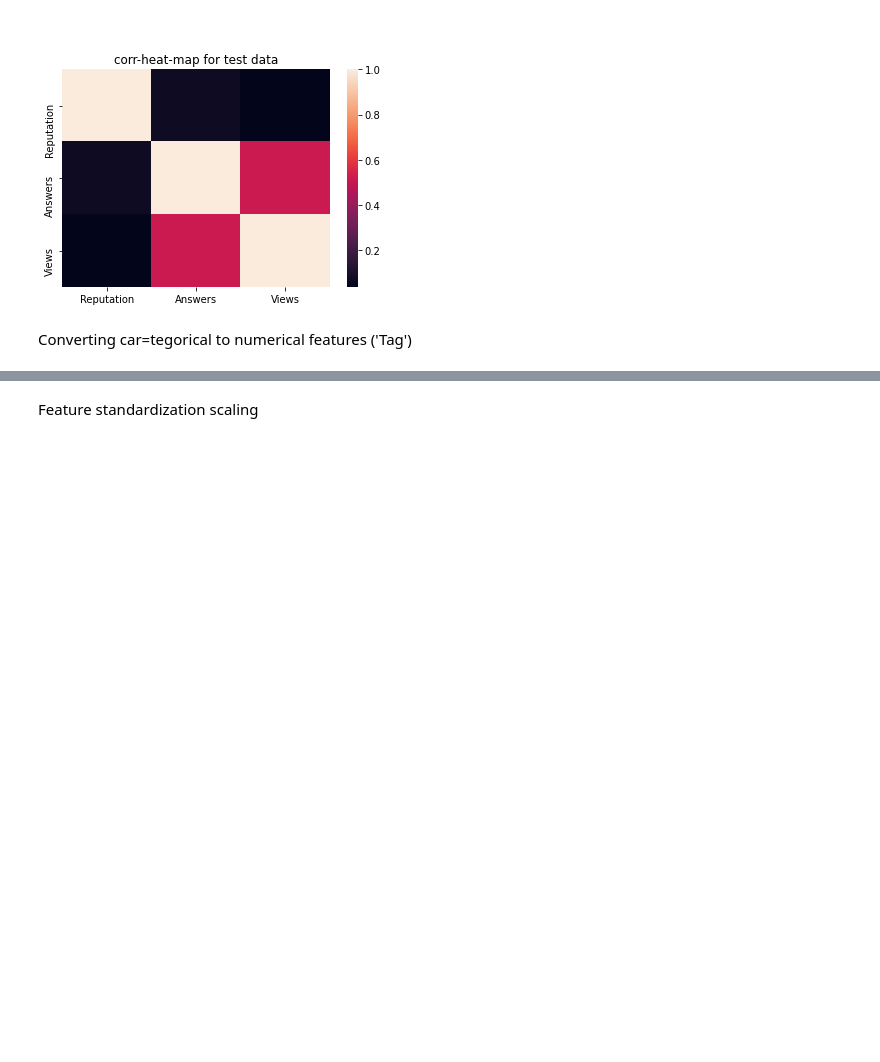
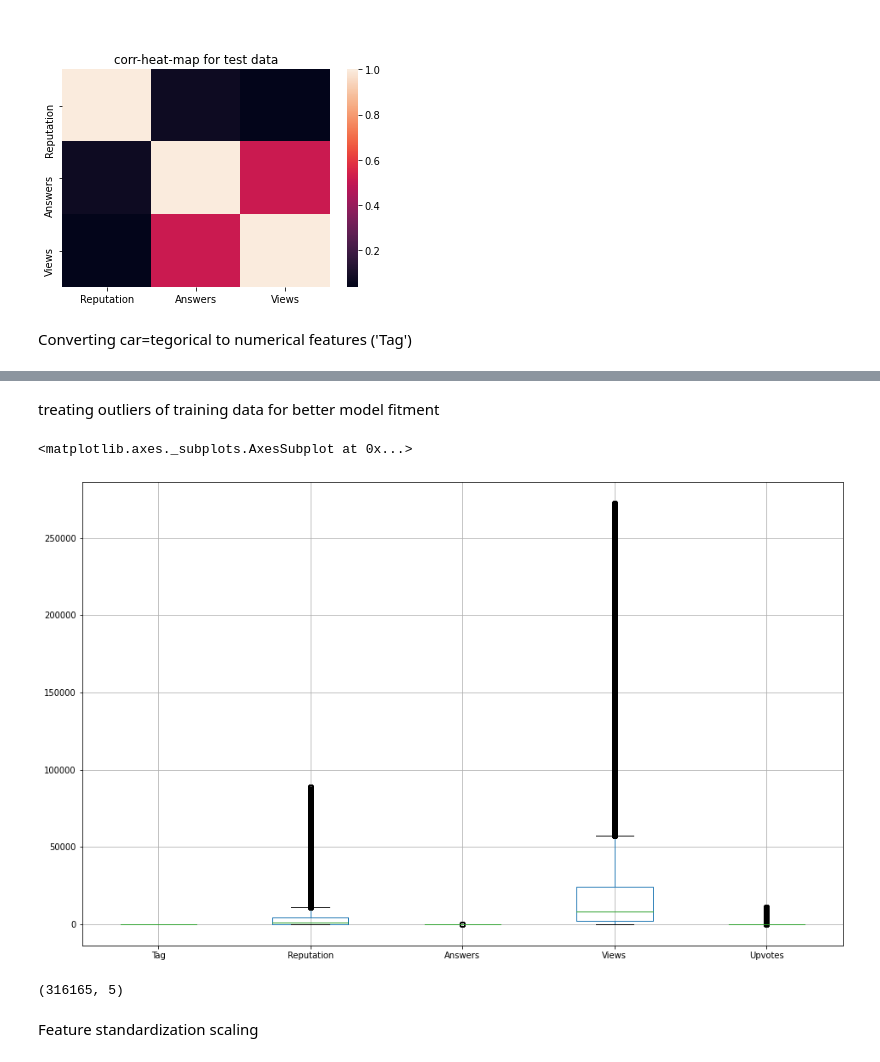
Before and after one commit to ram-swaroop/Upvotes-prediction, a Jupyter notebook: Upvote_prediction.ipynb, the cells around one changed output, grey strips where cells are left out. Drawn from its saved outputs; the diff is of its cells as text; code cells hidden in the pictures; blank space fills up the shorter version.

```diff
--- a/Upvote_prediction.ipynb
+++ b/Upvote_prediction.ipynb
@@ -127,3 +167,20 @@ max    1.042428e+06      76.000000  ...       1.000000       1.000000
+# %% [markdown]
+treating outliers of training data for better model fitment
+# %%
+from scipy import stats
+"we'll drop those values of a columns where (value>97.85th percentile of that columns) or (value<0.13 percentile of that columns)"
+train_data = train_data[(np.abs(stats.zscore(train_data)) < 3).all(axis=1)]
+"train box-plot"
+plt.figure(figsize=[16,10])
+train_data.boxplot()
+# %% [output]
+<matplotlib.axes._subplots.AxesSubplot at 0x...>
+[figure, added]
+# %%
+"data shape after outlier trearment"
+train_data.shape
+# %% [output]
+(316165, 5)
 # %% [markdown]
 Feature standardization scaling
 # %%
```
Also changed, not shown: parts of 22 cells of this notebook.
